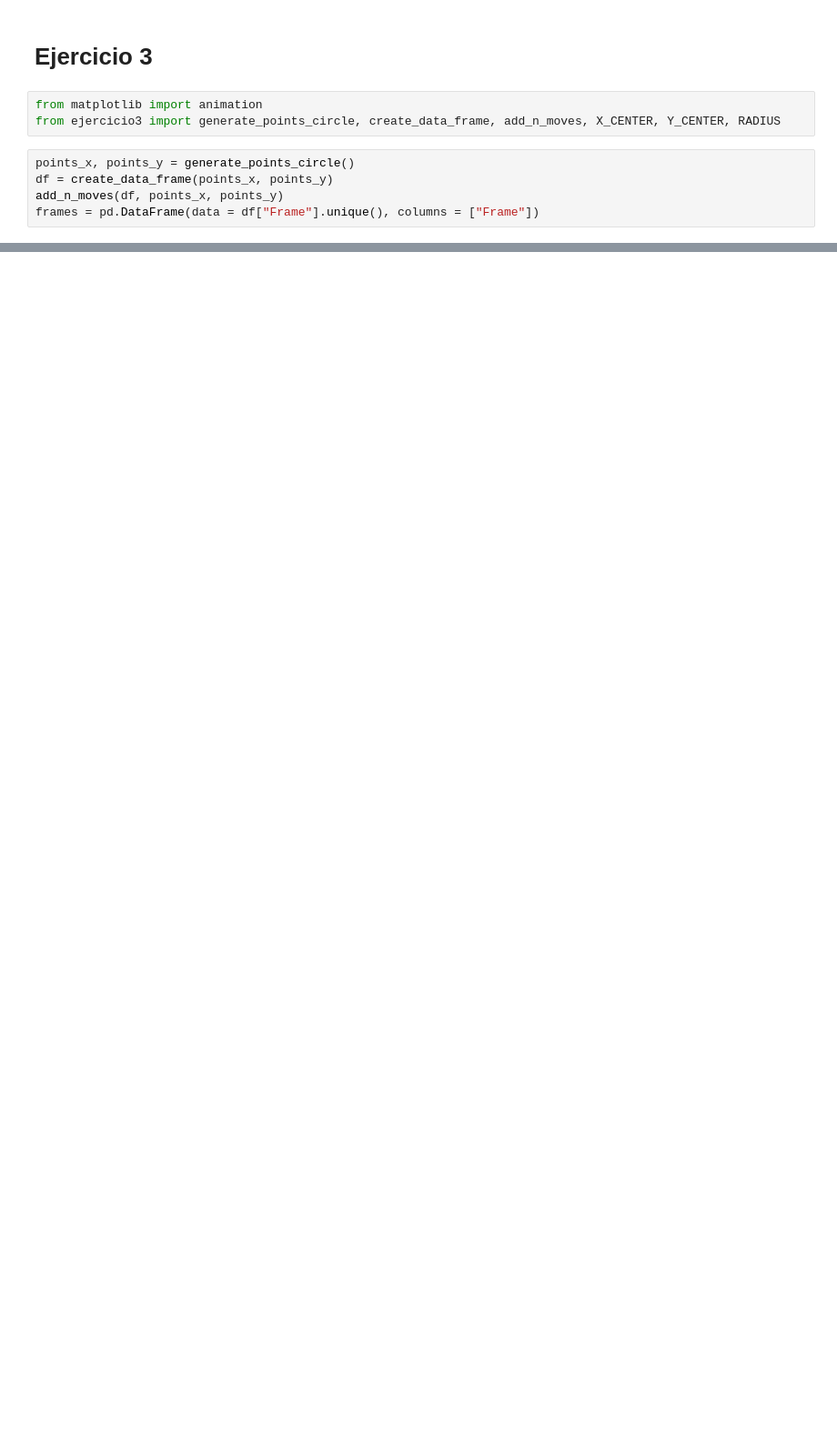
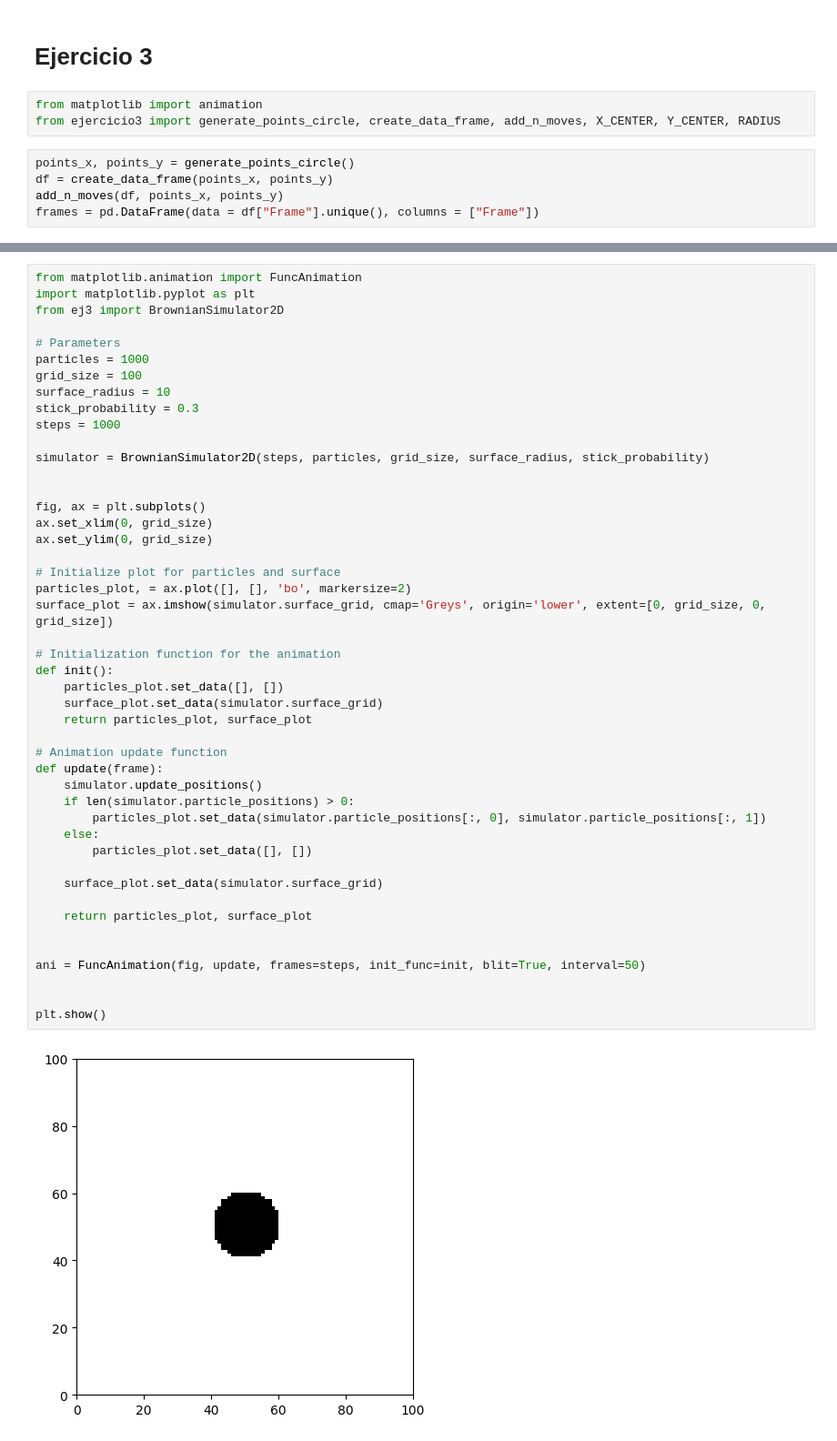
Before and after one commit to DanieLovera/simulacion_tp1, a Jupyter notebook: ej1_distribucion_uniforme.ipynb, the cells around one changed output, grey strips where cells are left out. Shown: that part at 91% size. Drawn from its saved outputs; the diff is of its cells as text; blank space fills up the shorter version.

```diff
--- a/ej1_distribucion_uniforme.ipynb
+++ b/ej1_distribucion_uniforme.ipynb
@@ -353,0 +407,48 @@ anim.save('move.mp4', dpi=150, fps=10,
+# %%
+from matplotlib.animation import FuncAnimation
+import matplotlib.pyplot as plt
+from ej3 import BrownianSimulator2D
+
+# Parameters
+particles = 1000
+grid_size = 100
+surface_radius = 10
+stick_probability = 0.3
+steps = 1000
+
+simulator = BrownianSimulator2D(steps, particles, grid_size, surface_radius, stick_probability)
+
+
+fig, ax = plt.subplots()
+ax.set_xlim(0, grid_size)
+ax.set_ylim(0, grid_size)
+
+# Initialize plot for particles and surface
+particles_plot, = ax.plot([], [], 'bo', markersize=2)
+surface_plot = ax.imshow(simulator.surface_grid, cmap='Greys', origin='lower', extent=[0, grid_size, 0, grid_size])
+
+# Initialization function for the animation
+def init():
+    particles_plot.set_data([], [])
+    surface_plot.set_data(simulator.surface_grid)
+    return particles_plot, surface_plot
+
+# Animation update function
+def update(frame):
+    simulator.update_positions()
+    if len(simulator.particle_positions) > 0:
+        particles_plot.set_data(simulator.particle_positions[:, 0], simulator.particle_positions[:, 1])
+    else:
+        particles_plot.set_data([], [])
+
+    surface_plot.set_data(simulator.surface_grid)
+
+    return particles_plot, surface_plot
+
+
+ani = FuncAnimation(fig, update, frames=steps, init_func=init, blit=True, interval=50)
+
+
+plt.show()
+# %% [output]
+[figure, added]
```
Also changed, not shown: parts of 19 cells of this notebook, 1 other file.
